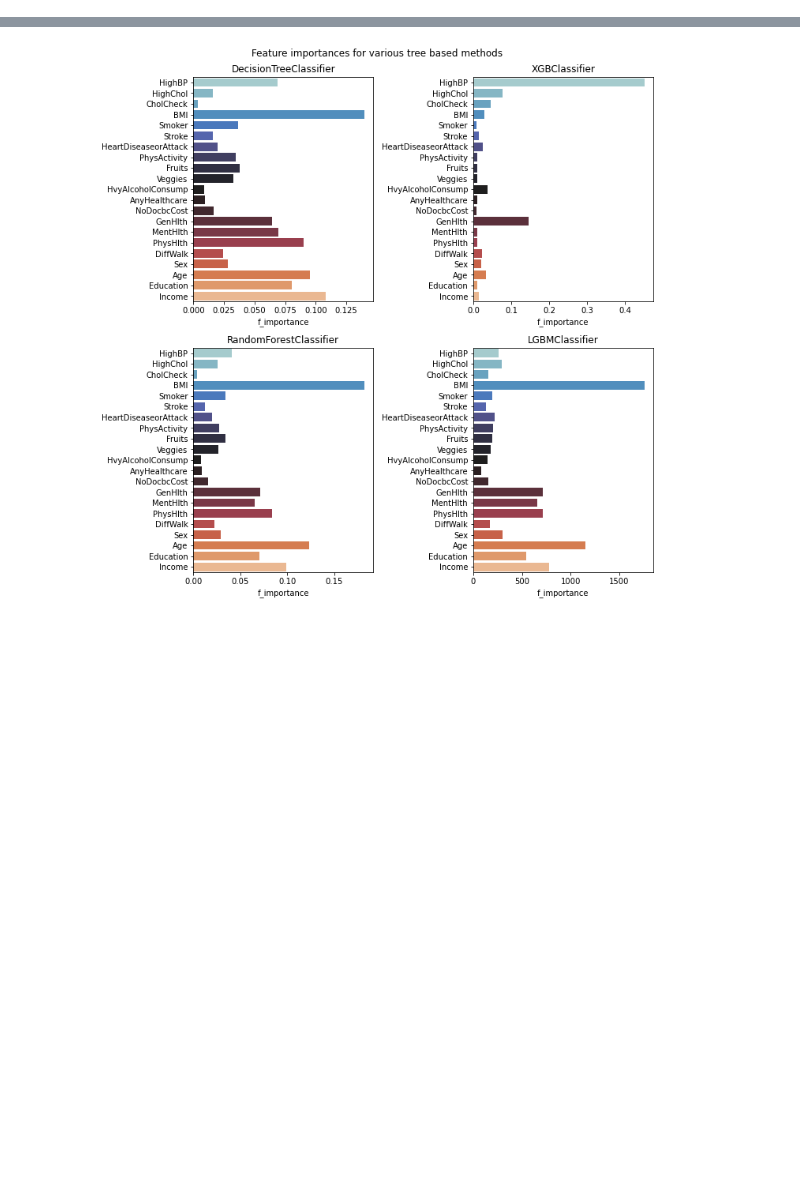
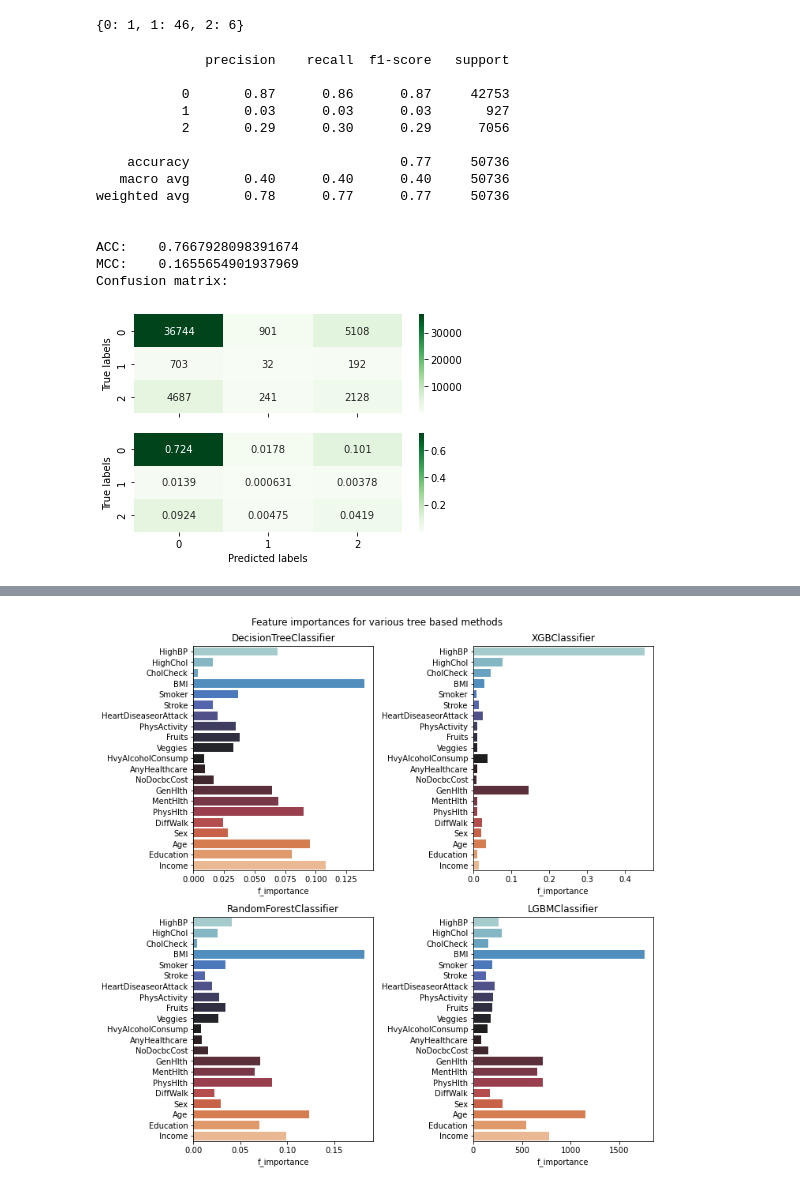
Before and after one commit to andnic51294/Diabetes_prediction, a Jupyter notebook: experimentation.ipynb, the cells around one changed output, grey strips where cells are left out. Drawn from its saved outputs; the diff is of its cells as text; code cells hidden in the pictures; blank space fills up the shorter version.

```diff
--- a/experimentation.ipynb
+++ b/experimentation.ipynb
@@ -175,0 +108,30 @@ MCC:    0.25221772604933373
+# %%
+def custom_logging(y_true, y_pred,  verbose = 1, save_fig = False):
+    mcc = matthews_corrcoef(y_true = y_true, y_pred = y_pred)
+
+    acc = accuracy_score(y_true = y_true, y_pred = y_pred)
+    f1 = f1_score(y_true = y_true, y_pred = y_pred, average='weighted')
+
+    mlflow.log_metric(key = 'acc_', value = acc)
+    mlflow.log_metric(key = 'f1_', value = f1)
+    mlflow.log_metric(key = 'mcc_', value = mcc)
+
+    if verbose:
+        print(classification_report(y_true, y_pred, target_names=['0', '1', '2']))
+
+        print()
+        print(f"ACC: \t{acc}")
+        print(f"MCC: \t{mcc}")
+
+        cf = confusion_matrix(y_true=y_true, y_pred = y_pred)
+        print('Confusion matrix: ')
+        fig, axs = plt.subplots(nrows = 2, ncols = 1, sharey = True, sharex = True)
+        sns.heatmap(cf, annot = True, cmap = 'Greens', ax = axs[0], fmt = 'd')
+        sns.heatmap(cf/np.sum(cf), annot = True, cmap = 'Greens', ax = axs[1], fmt = '.3g')
+        for ax in axs:
+            ax.set_ylabel('True labels')
+        ax.set_xlabel('Predicted labels')
+
+        if save_fig:
+            filename = input('Please provide a name for the plot to be saved: ')
+            plt.savefig('/data/'+ filename)
@@ -175,0 +206,32 @@ MCC:    0.25221772604933373
+# %%
+# include class_weights
+weights = np.array(Y_train.value_counts()[0] /Y_train.value_counts().sort_index().values, dtype = int)
+class_weights = {
+    0:weights[0],
+    1:weights[1],
+    2:weights[2]
+}
+class_weights
+# %% [output]
+{0: 1, 1: 46, 2: 6}
+# %%
+decision_tree = DecisionTreeClassifier(class_weight = class_weights)
+decision_tree.fit(X_train, Y_train)
+Y_preds = decision_tree.predict(X_test)
+custom_logging(Y_test, Y_preds)
+# %% [output]
+              precision    recall  f1-score   support
+
+           0       0.87      0.86      0.87     42753
+           1       0.03      0.03      0.03       927
+           2       0.29      0.30      0.29      7056
+
+    accuracy                           0.77     50736
+   macro avg       0.40      0.40      0.40     50736
+weighted avg       0.78      0.77      0.77     50736
+
+
+ACC:    0.7667928098391674
+MCC:    0.1655654901937969
+Confusion matrix:
+[figure, added]
```
Also changed, not shown: parts of 106 cells of this notebook.
